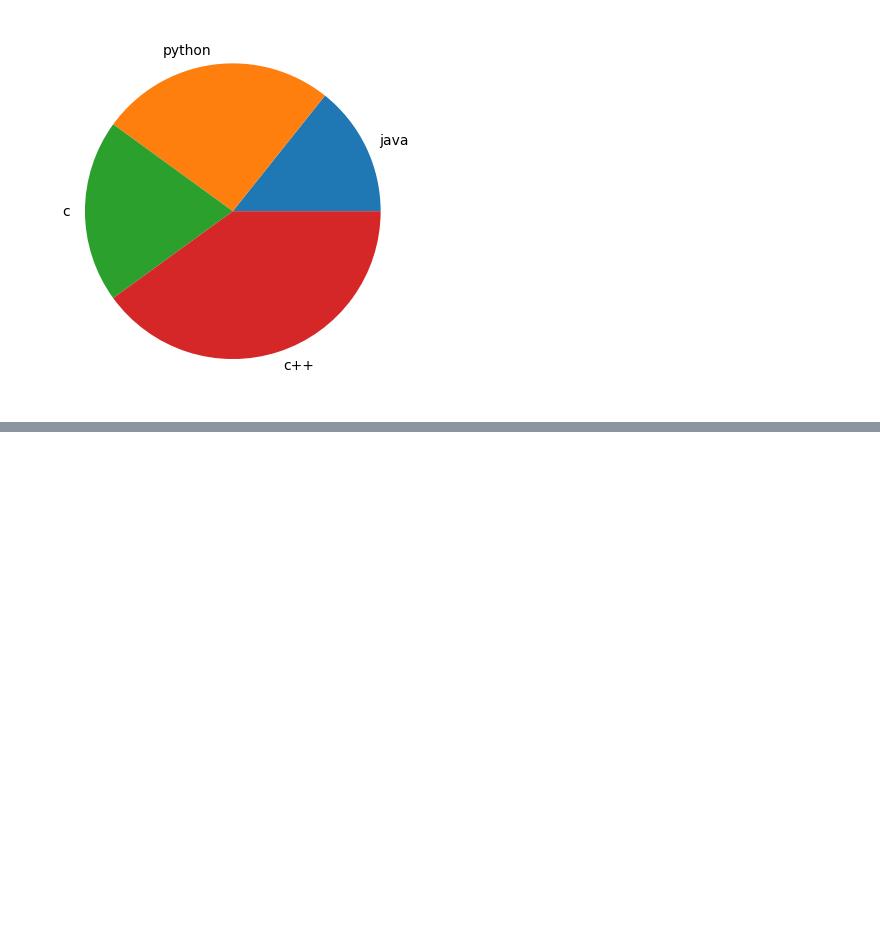
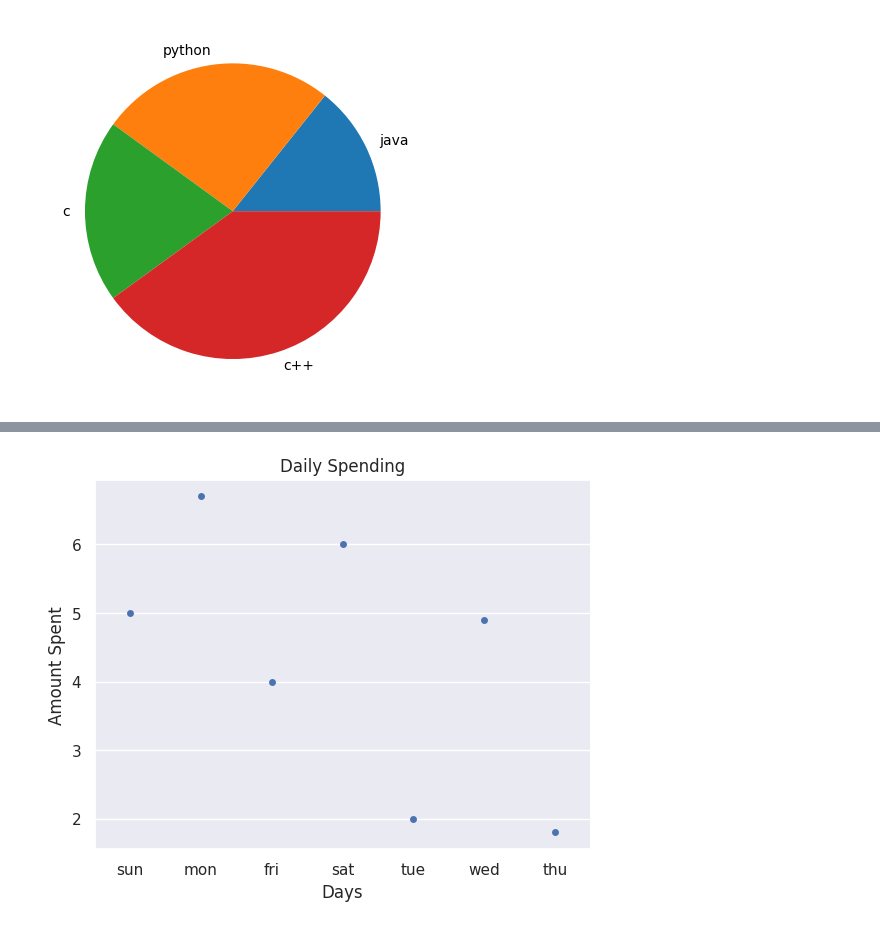
Before and after one commit to hridya-r-n/MCA-lab, a Jupyter notebook: Hridya.ipynb, the cells around one changed output, grey strips where cells are left out. Cells and saved outputs as stored; diff of their text form; code cells hidden in the pictures; blank space fills up the shorter version.

```diff
--- a/Hridya.ipynb
+++ b/Hridya.ipynb
@@ -205,0 +161,12 @@ plt.show()
+# %%
+import matplotlib.pyplot as plt
+import seaborn as sns
+
+x = ['sun', 'mon', 'fri', 'sat', 'tue', 'wed', 'thu']
+y = [5, 6.7, 4, 6, 2, 4.9, 1.8]
+ax=sns.stripplot(x=x,y=y)
+ax.set(xlabel='Days',ylabel='Amount Spent')
+plt.title('Daily Spending')
+plt.show()
+# %% [output]
+[figure, added]
```
Also changed, not shown: parts of 29 cells of this notebook.
